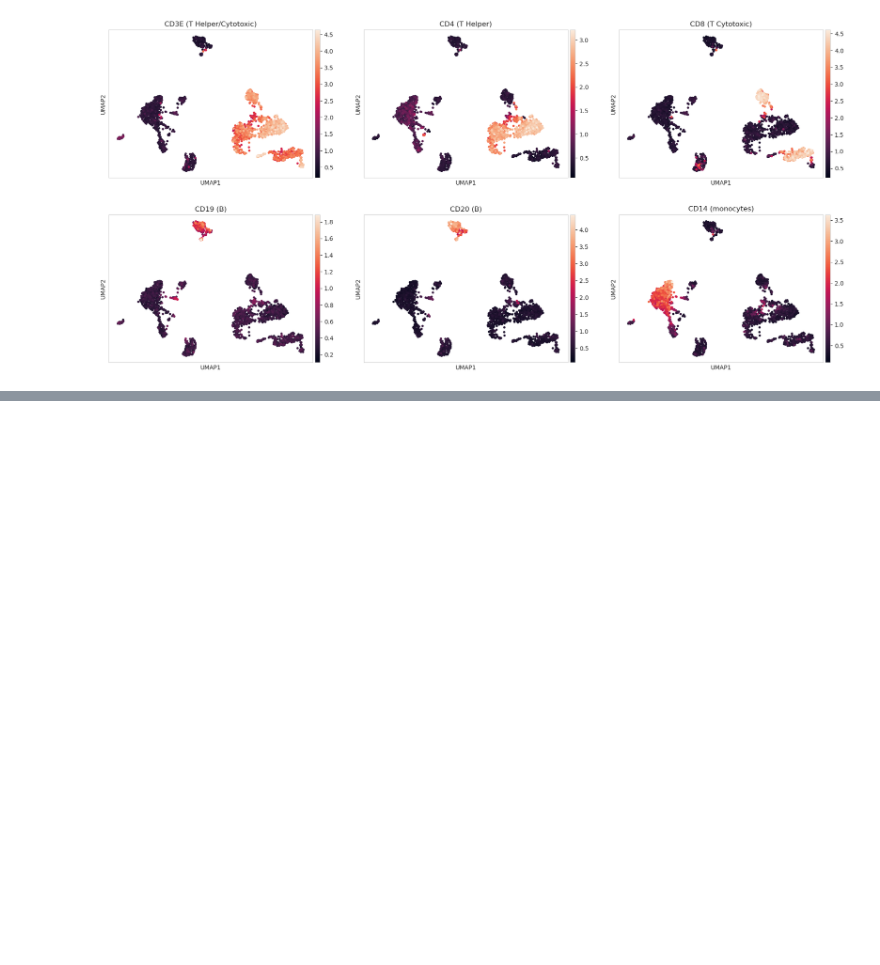
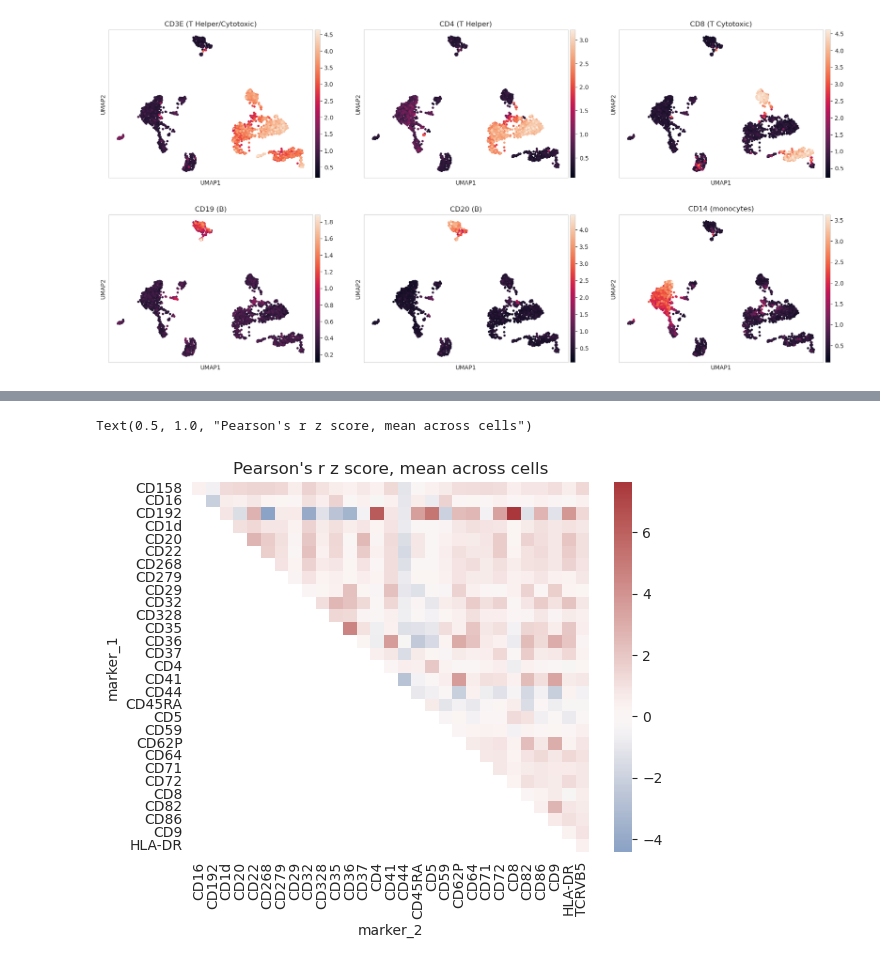
Before and after one commit to zhsegal/PxlgnProject, a Jupyter notebook: EDA.ipynb, the cells around one changed output, grey strips where cells are left out. Cells and saved outputs as stored; diff of their text form; code cells hidden in the pictures; blank space fills up the shorter version.

```diff
--- a/EDA.ipynb
+++ b/EDA.ipynb
@@ -301,0 +323,36 @@ var_group_labels: 0, 1, 2, etc.
+# %%
+# Rank markers by variability
+variable_markers = sc.pp.highly_variable_genes(adata, layer='counts', n_top_genes=30, flavor='seurat_v3', inplace=False)
+# variable_markers.sort_values(by='highly_variable_rank', ascending=True, inplace=True)
+# print(variable_markers.reset_index().head(5))
+# top_markers = variable_markers.index[:15]
+# # print(top_markers)
+coloc = pg_data_1.colocalization.copy()
+coloc = coloc.join(variable_markers['highly_variable'], on='marker_1', validate='many_to_one')
+coloc.rename(columns={'highly_variable': 'marker_1_highly_variable'}, inplace=True)
+coloc = coloc.join(variable_markers['highly_variable'], on='marker_2', validate='many_to_one')
+coloc.rename(columns={'highly_variable': 'marker_2_highly_variable'}, inplace=True)
+coloc['highly_variable_pair'] = coloc['marker_1_highly_variable'] & coloc['marker_2_highly_variable']
+
+filtered_coloc = coloc[coloc['highly_variable_pair']]
+
+# grid = sns.catplot(
+#     row='marker_1', col='marker_2', data=filtered_coloc, y='pearson_z', kind='violin', height=1, aspect=1, facet_kws=dict(ylim=(-10, 10))
+# )
+# g = sns.FacetGrid(data=filtered_coloc, row='marker_1', col="marker_2", sharey=True, height=1, aspect=1)
+# g.map(sns.violinplot, y='pearson_z', orient='v')
+
+# sns.violinplot(filtered_coloc, )
+# filtered_coloc.head(5)
+# pivoted_coloc
+# ax = sc.pl.stacked_violin()
+fig, ax = plt.subplots(1, 2, figsize=(10, 5))
+pivoted_coloc = pd.pivot_table(filtered_coloc, values='pearson_z', index='marker_1', columns='marker_2', aggfunc='mean')
+sns.heatmap(pivoted_coloc, center=0, cmap=sns.color_palette("vlag", as_cmap=True), xticklabels=True, yticklabels=True, ax=ax[0])
+pivoted_coloc = pd.pivot_table(filtered_coloc, values='jaccard_z', index='marker_1', columns='marker_2', aggfunc='mean')
+sns.heatmap(pivoted_coloc, center=0, cmap=sns.color_palette("vlag", as_cmap=True), xticklabels=True, yticklabels=True, ax=ax[1])
+ax.set_title("Pearson's r z score, mean across cells")
+# pg_data_1.colocalization.groupby(['marker_1', 'marker_2']).aggregate('')
+# %% [output]
+Text(0.5, 1.0, "Pearson's r z score, mean across cells")
+[figure, added]
```
Also changed, not shown: parts of 16 cells of this notebook, 3 other files.
